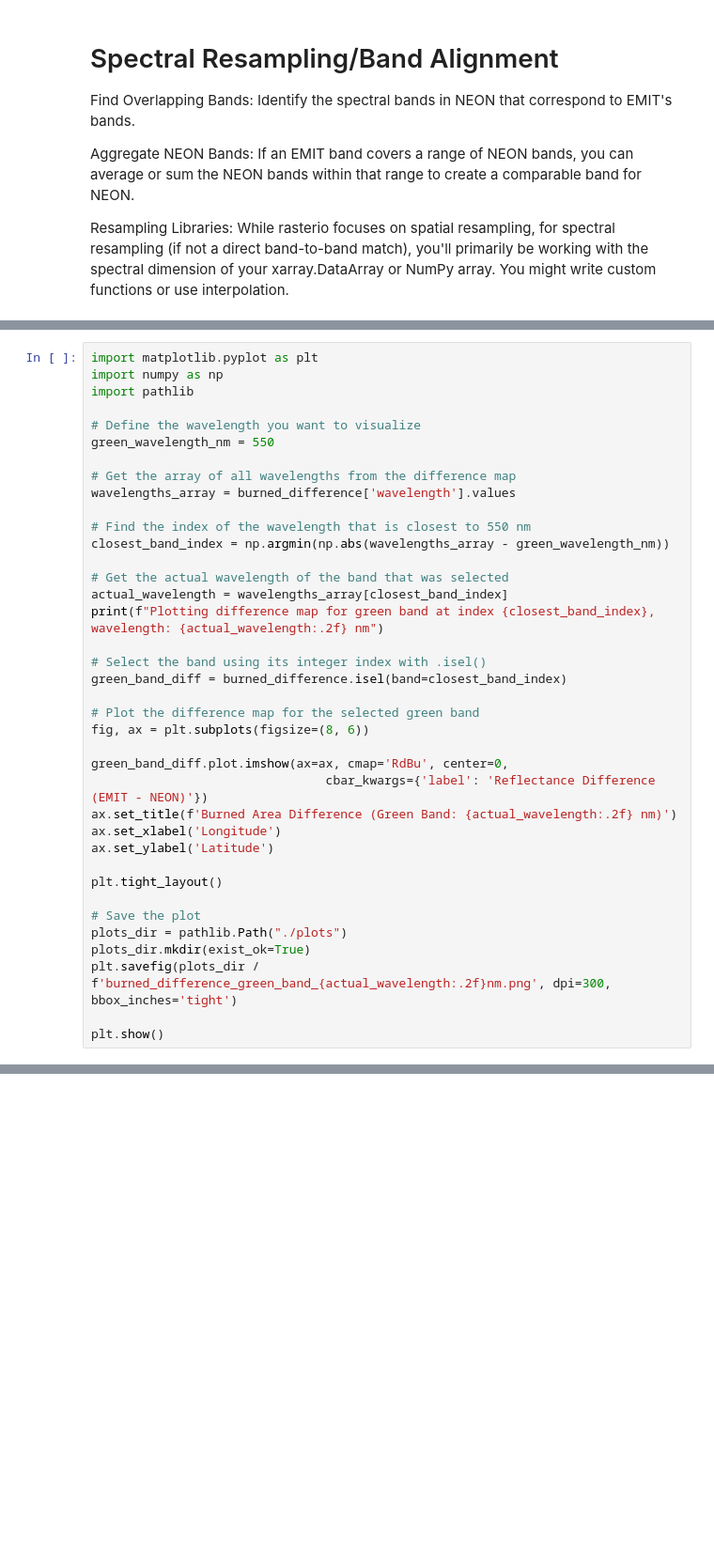
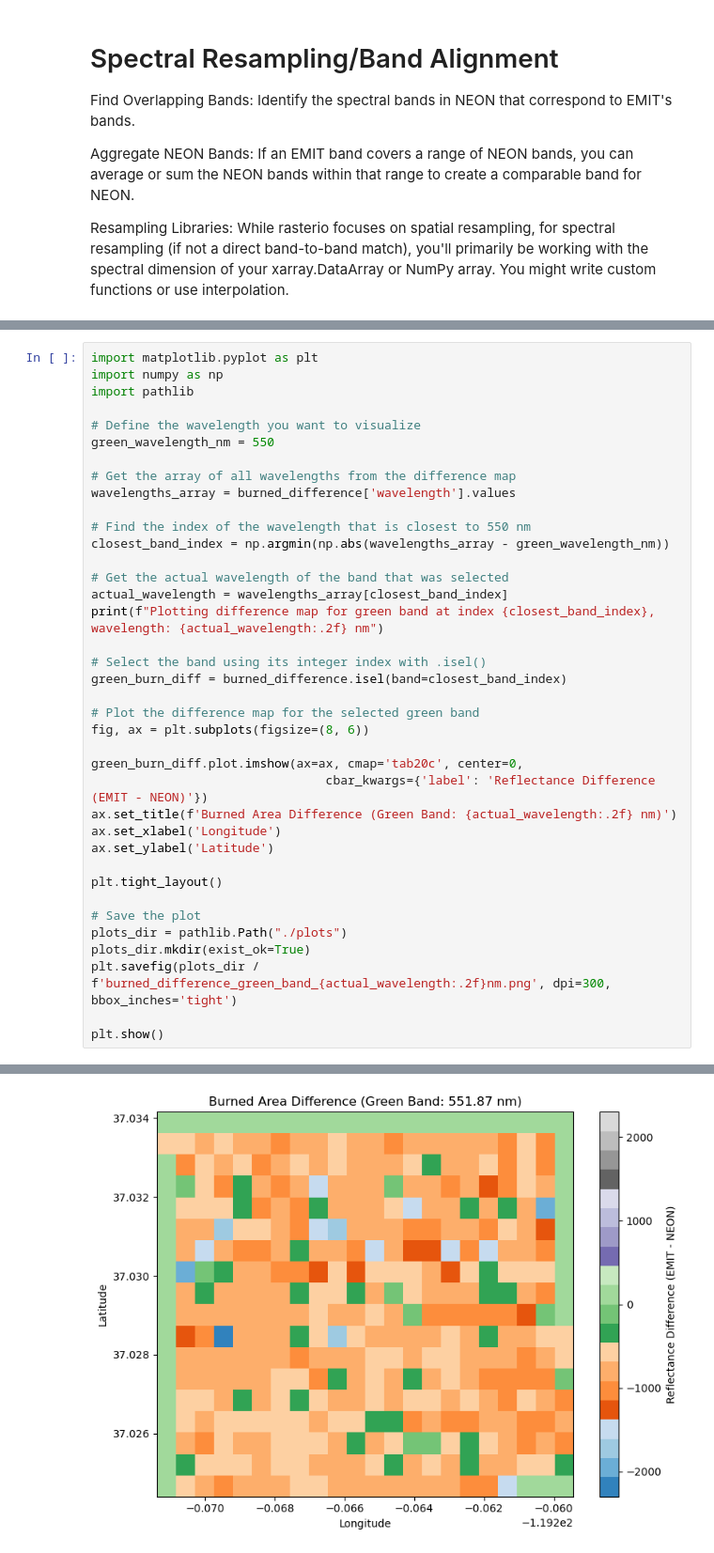
Before and after one commit to NEONScience/AOP-EMIT, a Jupyter notebook: notebooks/exploratory/rn/data/raster_math.ipynb, the cells around one changed output, grey strips where cells are left out. Shown: that part at 94% size. Saved outputs shown, nothing was run; the diff lists cells and outputs as text; blank space fills up the shorter version.

```diff
--- a/notebooks/exploratory/rn/data/raster_math.ipynb
+++ b/notebooks/exploratory/rn/data/raster_math.ipynb
@@ -450,12 +514,12 @@ actual_wavelength = wavelengths_array[closest_band_index]
 print(f"Plotting difference map for green band at index {closest_band_index}, wavelength: {actual_wavelength:.2f} nm")
 
 # Select the band using its integer index with .isel()
-green_band_diff = burned_difference.isel(band=closest_band_index)
+green_burn_diff = burned_difference.isel(band=closest_band_index)
 
 # Plot the difference map for the selected green band
 fig, ax = plt.subplots(figsize=(8, 6))
 
-green_band_diff.plot.imshow(ax=ax, cmap='RdBu', center=0,
+green_burn_diff.plot.imshow(ax=ax, cmap='tab20c', center=0,
                                 cbar_kwargs={'label': 'Reflectance Difference (EMIT - NEON)'})
 ax.set_title(f'Burned Area Difference (Green Band: {actual_wavelength:.2f} nm)')
 ax.set_xlabel('Longitude')
@@ -469,3 +533,4 @@ plots_dir.mkdir(exist_ok=True)
 plt.savefig(plots_dir / f'burned_difference_green_band_{actual_wavelength:.2f}nm.png', dpi=300, bbox_inches='tight')
 
 plt.show()
+# %% [output]
@@ -472,3 +538,4 @@ plt.show()
+[figure, added]
 # %%
 import matplotlib.pyplot as plt
 import numpy as np
```
Also changed, not shown: parts of 10 cells of this notebook.
